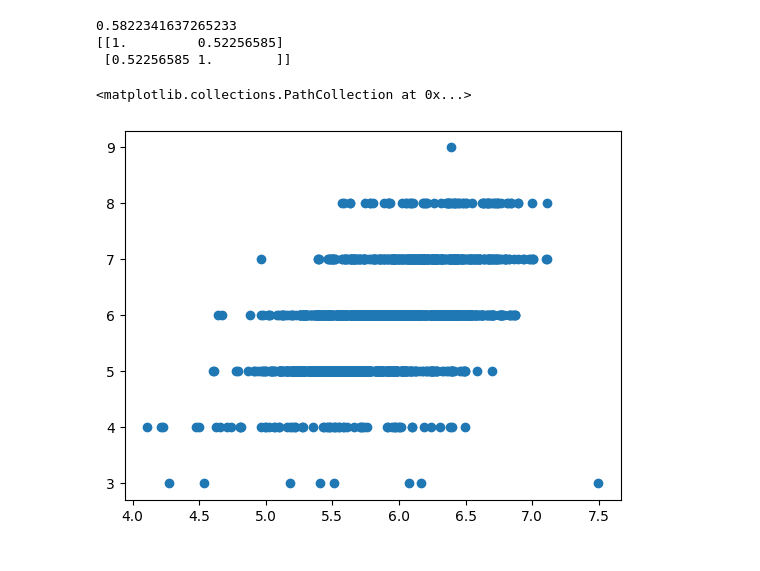
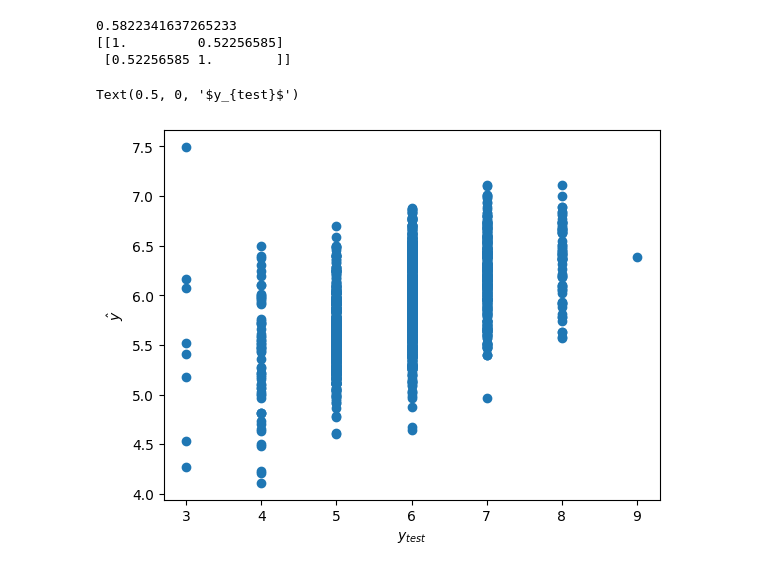
Before and after one commit to Abbta/adlfpae, a Jupyter notebook: Exercise_4.ipynb, the cells around one changed output. Drawn from its saved outputs; the diff is of its cells as text; code cells hidden in the pictures.

```diff
--- a/Exercise_4.ipynb
+++ b/Exercise_4.ipynb
@@ -177,8 +179,10 @@ print(corr)
 0.5822341637265233
 [[1.         0.52256585]
  [0.52256585 1.        ]]
-# %%
-plt.scatter(yhat,y_test)
-# %% [output]
-<matplotlib.collections.PathCollection at 0x...>
-[figure, removed]
+# %%
+plt.scatter(y_test,yhat)
+plt.ylabel("$\hat y$")
+plt.xlabel("$y_{test}$")
+# %% [output]
+Text(0.5, 0, '$y_{test}$')
+[figure, added]
```
Also changed, not shown: parts of 3 cells of this notebook.
